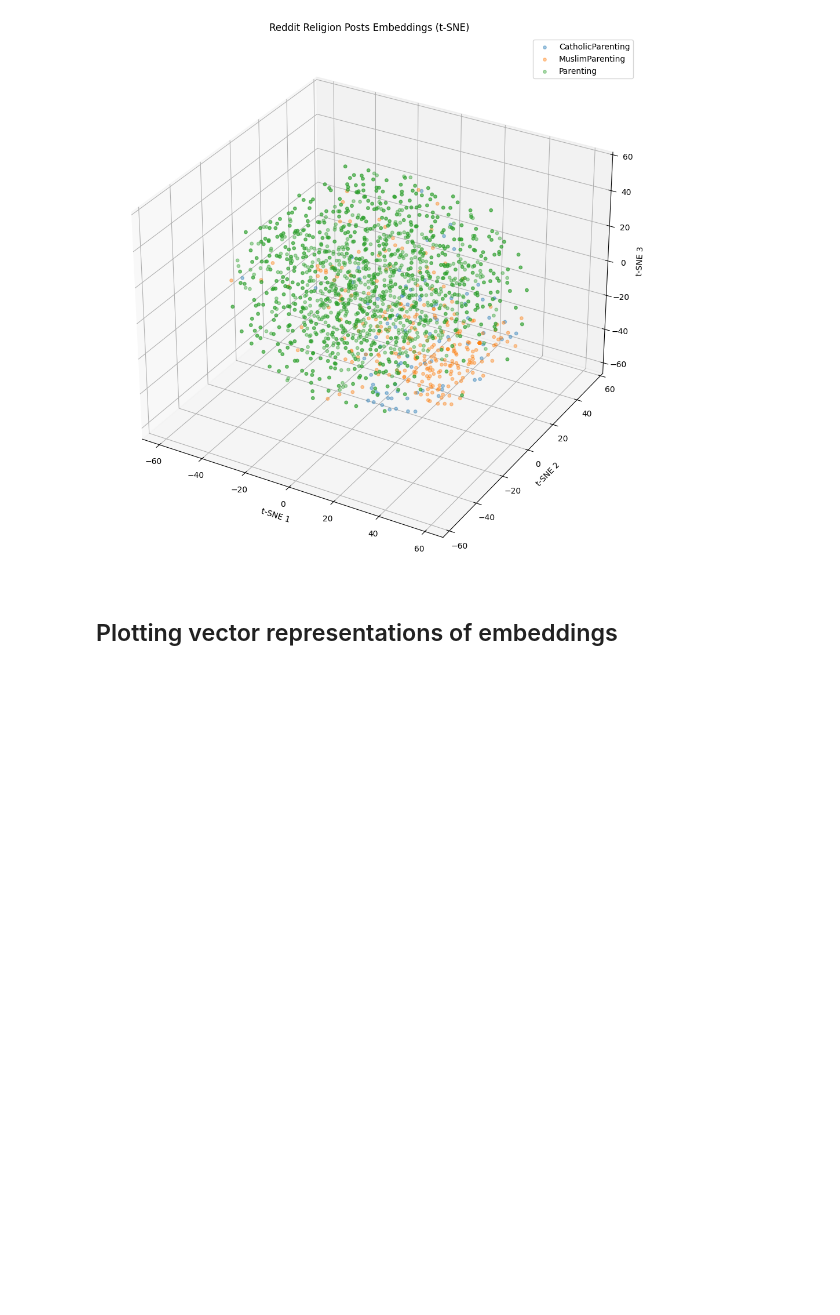
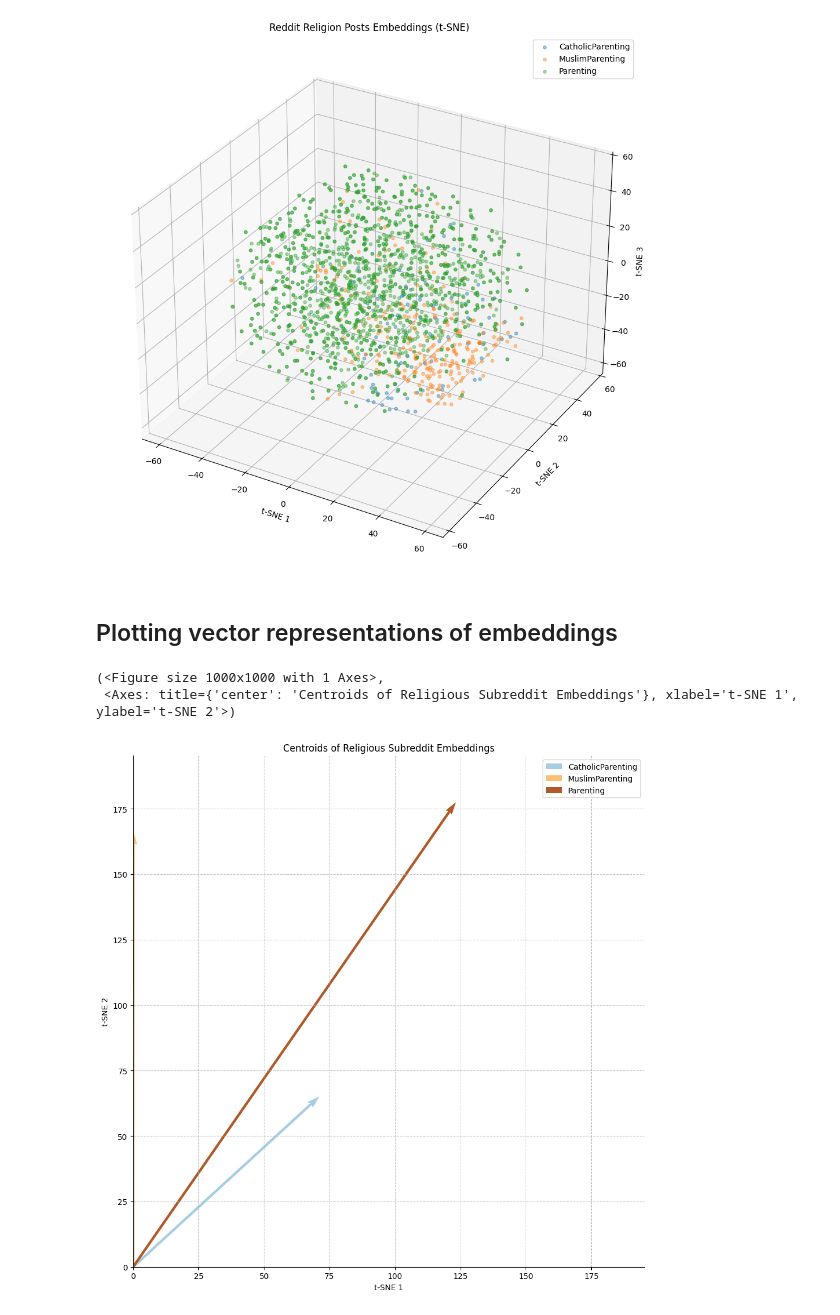
Before and after one commit to shreyansh-2003/parenting-style-subreddits-analyser, a Jupyter notebook: subreddit_similarity_analysis.ipynb, the cells around one changed output. Drawn from its saved outputs; the diff is of its cells as text; code cells hidden in the pictures; blank space fills up the shorter version.

Commit message:
2d visualisation of religious subreddit centroids

```diff
--- a/subreddit_similarity_analysis.ipynb
+++ b/subreddit_similarity_analysis.ipynb
@@ -147,0 +142,13 @@ vis.plot_subreddit_vector_space(
+# %%
+# Load processed data
+posts_df = pd.read_feather(
+    DATA_DIR / 'reddit_religion_combined_embeddings.feather')
+
+vis.plot_subreddit_vector_space(posts_df=posts_df,
+                                embeddings_column='weighted_embeddings',
+                                title='Centroids of Religious Subreddit Embeddings',
+                                labels=posts_df['subreddit'].unique())
+# %% [output]
+(<Figure size 1000x1000 with 1 Axes>,
+ <Axes: title={'center': 'Centroids of Religious Subreddit Embeddings'}, xlabel='t-SNE 1', ylabel='t-SNE 2'>)
+[figure, added]
```
Also changed, not shown: parts of 2 cells of this notebook, 1 other file.
